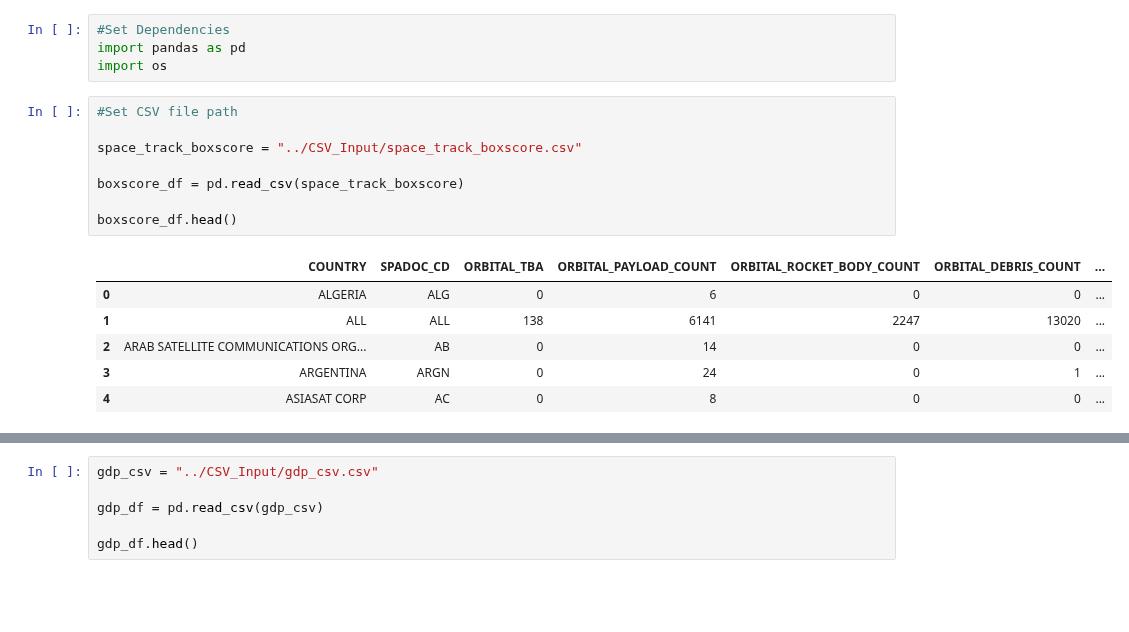
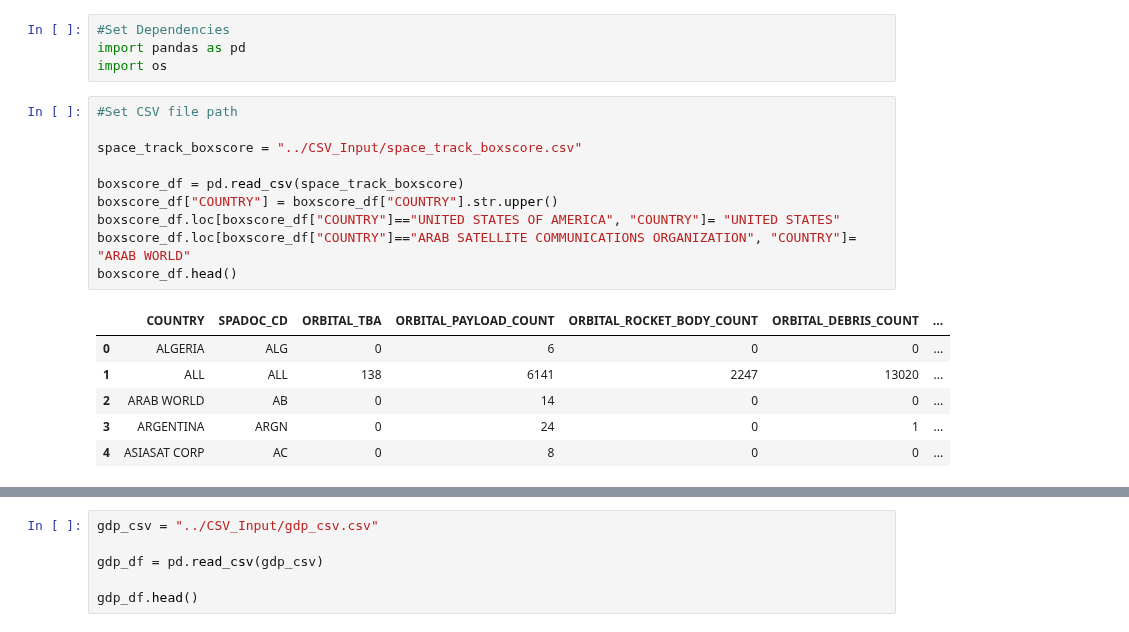
Before and after one commit to doublealogic/armageddon-neo-objects-space-junk, a Jupyter notebook: Data_Retrieval/space_track.ipynb, the cells around one changed output, grey strips where cells are left out. Saved outputs shown, nothing was run; the diff lists cells and outputs as text; blank space fills up the shorter version.

```diff
--- a/Data_Retrieval/space_track.ipynb
+++ b/Data_Retrieval/space_track.ipynb
@@ -5,16 +5,18 @@ import os
 # %%
 #Set CSV file path
 
 space_track_boxscore = "../CSV_Input/space_track_boxscore.csv"
 
 boxscore_df = pd.read_csv(space_track_boxscore)
-
+boxscore_df["COUNTRY"] = boxscore_df["COUNTRY"].str.upper()
+boxscore_df.loc[boxscore_df["COUNTRY"]=="UNITED STATES OF AMERICA", "COUNTRY"]= "UNITED STATES"
+boxscore_df.loc[boxscore_df["COUNTRY"]=="ARAB SATELLITE COMMUNICATIONS ORGANIZATION", "COUNTRY"]= "ARAB WORLD"
 boxscore_df.head()
 # %% [output]
 |  | COUNTRY | SPADOC_CD | ORBITAL_TBA | ORBITAL_PAYLOAD_COUNT | ORBITAL_ROCKET_BODY_COUNT | ORBITAL_DEBRIS_COUNT | ... |
 | 0 | ALGERIA | ALG | 0 | 6 | 0 | 0 | ... |
 | 1 | ALL | ALL | 138 | 6141 | 2247 | 13020 | ... |
-| 2 | ARAB SATELLITE COMMUNICATIONS ORG... | AB | 0 | 14 | 0 | 0 | ... |
+| 2 | ARAB WORLD | AB | 0 | 14 | 0 | 0 | ... |
 | 3 | ARGENTINA | ARGN | 0 | 24 | 0 | 1 | ... |
 | 4 | ASIASAT CORP | AC | 0 | 8 | 0 | 0 | ... |
 # %%
```
Also changed, not shown: parts of 4 cells of this notebook.
